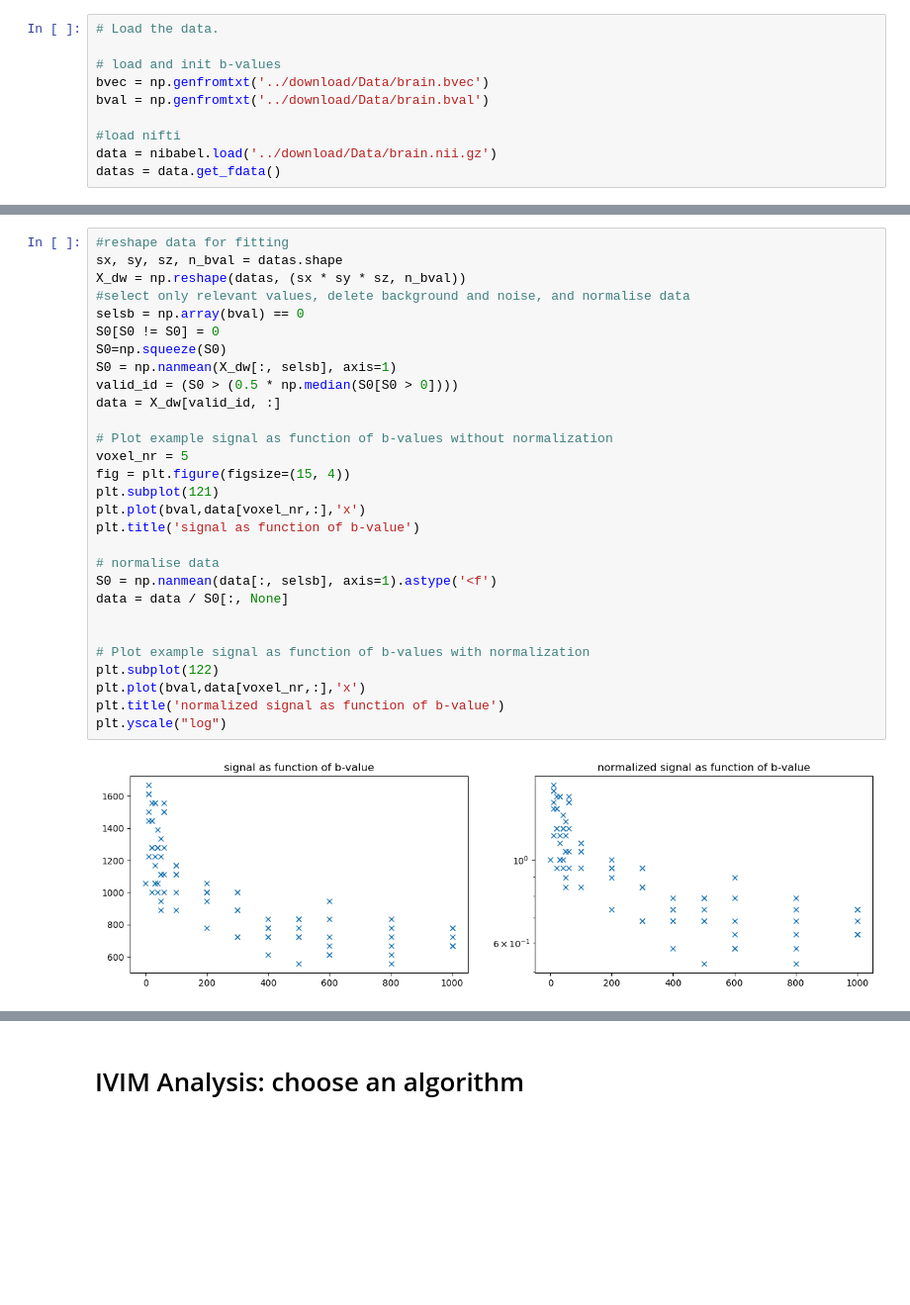
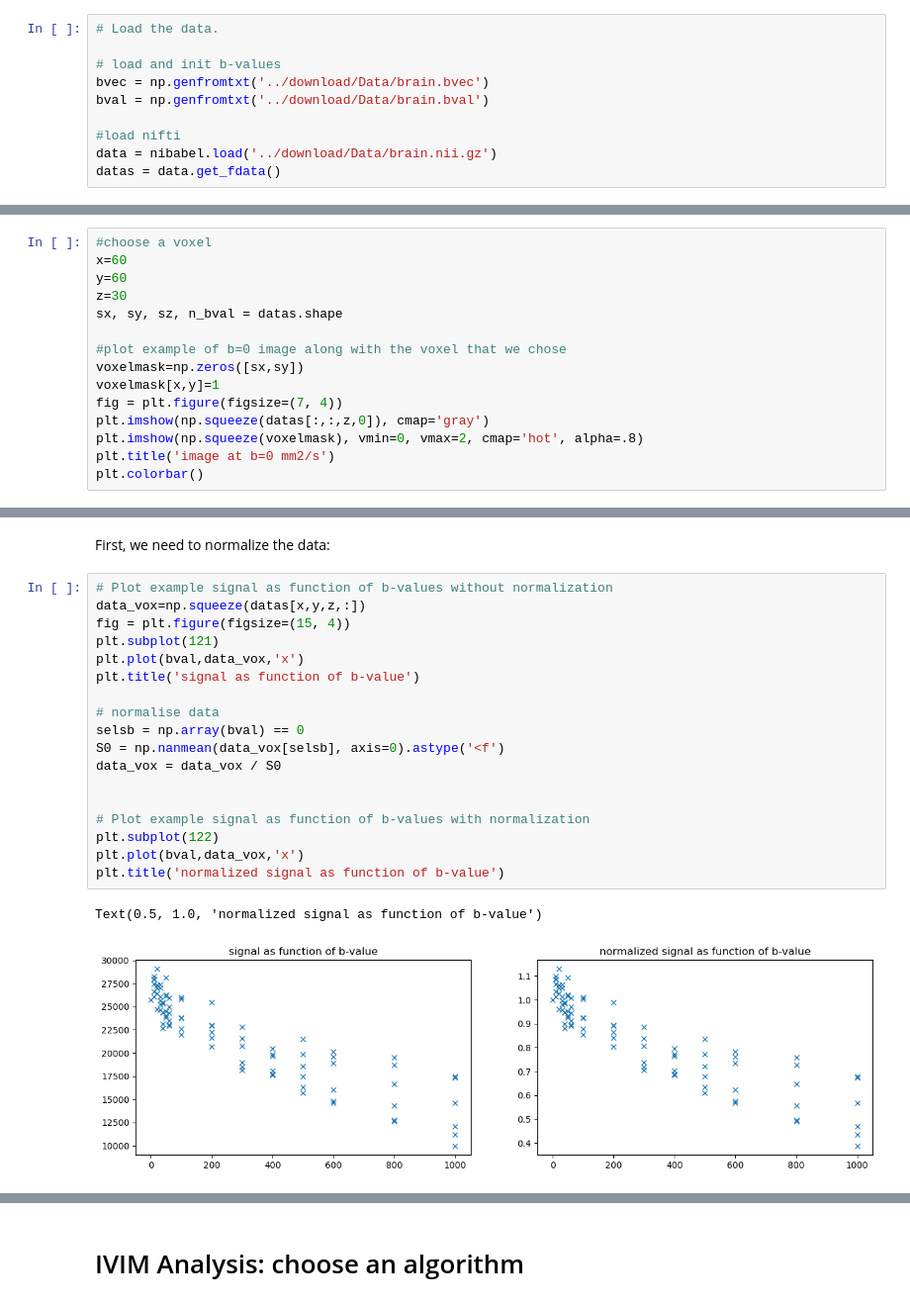
Before and after one commit to OSIPI/TF2.4_IVIM-MRI_CodeCollection, a Jupyter notebook: doc/Introduction to TF2.4_IVIM-MRI_CodeCollection github and IVIM Analysis using Python.ipynb, the cells around one changed output, grey strips where cells are left out. Shown at 99% size. Drawn from its saved outputs; the diff is of its cells as text; blank space fills up the shorter version.

```diff
--- a/doc/Introduction to TF2.4_IVIM-MRI_CodeCollection github and IVIM Analysis using Python.ipynb
+++ b/doc/Introduction to TF2.4_IVIM-MRI_CodeCollection github and IVIM Analysis using Python.ipynb
@@ -45,0 +45,15 @@ First, we need to normalize the data.
+# %%
+#choose a voxel
+x=60
+y=60
+z=30
+sx, sy, sz, n_bval = datas.shape
+
+#plot example of b=0 image along with the voxel that we chose
+voxelmask=np.zeros([sx,sy])
+voxelmask[x,y]=1
+fig = plt.figure(figsize=(7, 4))
+plt.imshow(np.squeeze(datas[:,:,z,0]), cmap='gray')
+plt.imshow(np.squeeze(voxelmask), vmin=0, vmax=2, cmap='hot', alpha=.8)
+plt.title('image at b=0 mm2/s')
+plt.colorbar()
@@ -46,34 +63,26 @@ First, we need to normalize the data.
+# %% [markdown]
+First, we need to normalize the data:
 # %%
-#reshape data for fitting
-sx, sy, sz, n_bval = datas.shape
-X_dw = np.reshape(datas, (sx * sy * sz, n_bval))
-#select only relevant values, delete background and noise, and normalise data
-selsb = np.array(bval) == 0
-S0[S0 != S0] = 0
-S0=np.squeeze(S0)
-S0 = np.nanmean(X_dw[:, selsb], axis=1)
-valid_id = (S0 > (0.5 * np.median(S0[S0 > 0])))
-data = X_dw[valid_id, :]
-
 # Plot example signal as function of b-values without normalization
-voxel_nr = 5
+data_vox=np.squeeze(datas[x,y,z,:])
 fig = plt.figure(figsize=(15, 4))
 plt.subplot(121)
-plt.plot(bval,data[voxel_nr,:],'x')
+plt.plot(bval,data_vox,'x')
 plt.title('signal as function of b-value')
 
 # normalise data
-S0 = np.nanmean(data[:, selsb], axis=1).astype('<f')
-data = data / S0[:, None]
+selsb = np.array(bval) == 0
+S0 = np.nanmean(data_vox[selsb], axis=0).astype('<f')
+data_vox = data_vox / S0
 
 
 # Plot example signal as function of b-values with normalization
 plt.subplot(122)
-plt.plot(bval,data[voxel_nr,:],'x')
+plt.plot(bval,data_vox,'x')
 plt.title('normalized signal as function of b-value')
-plt.yscale("log")
 # %% [output]
+Text(0.5, 1.0, 'normalized signal as function of b-value')
-[figure, old version]
+[figure, new version]
 # %%
 # Plot log(signal) as function of b-values
 fig = plt.figure(figsize=(7, 4))
```
Also changed, not shown: parts of 22 cells of this notebook.
